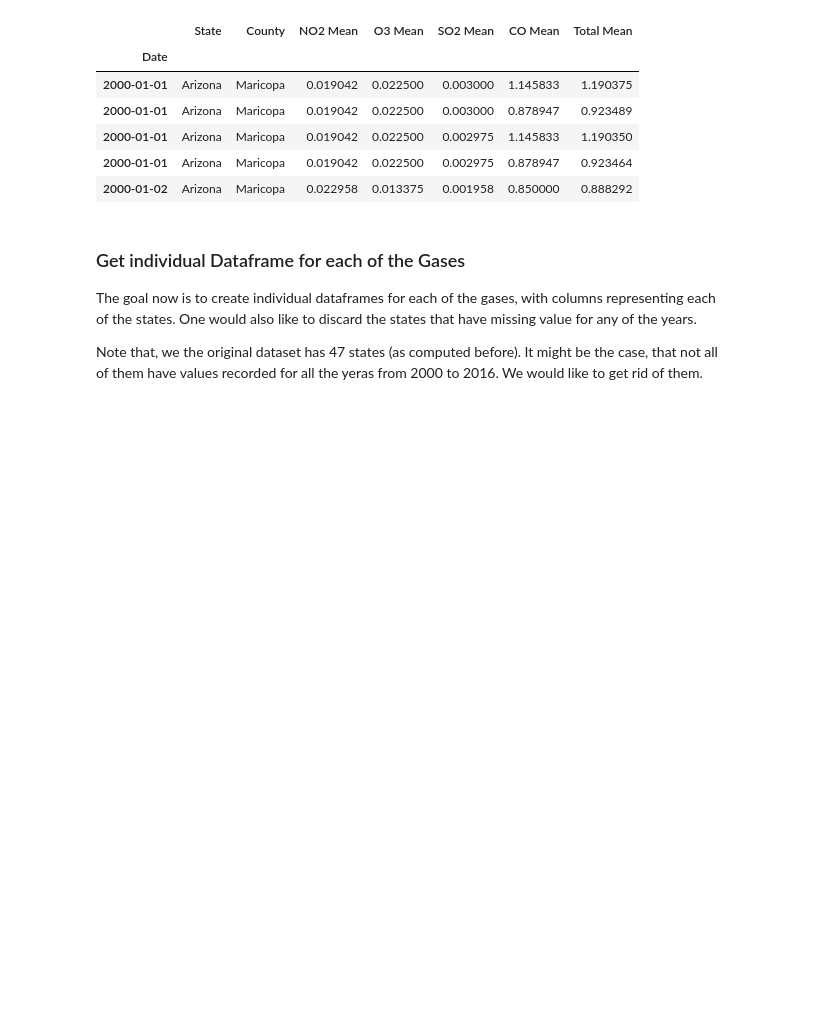
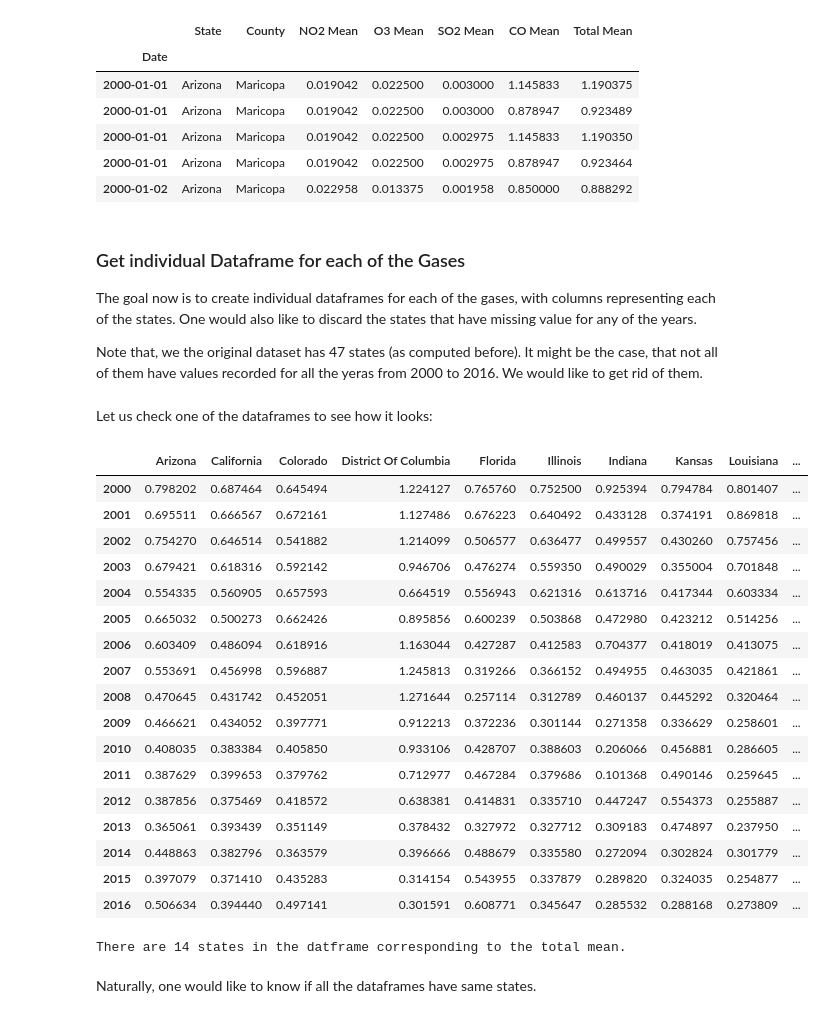
Before and after one commit to SehajS/pollution_data_analytics, a Jupyter notebook: clean_notebook.ipynb, the cells around one changed output. Drawn from its saved outputs; the diff is of its cells as text; code cells hidden in the pictures; blank space fills up the shorter version.

```diff
--- a/clean_notebook.ipynb
+++ b/clean_notebook.ipynb
@@ -227,3 +227,32 @@ o3_df = get_df('O3 Mean')
 # %%
 # dataframe for 'Total Mean'
 total_df = get_df('Total Mean')
+# %% [markdown]
+Let us check one of the dataframes to see how it looks:
+# %%
+total_df
+# %% [output]
+|  | Arizona | California | Colorado | District Of Columbia | Florida | Illinois | Indiana | Kansas | Louisiana | ... |
+| 2000 | 0.798202 | 0.687464 | 0.645494 | 1.224127 | 0.765760 | 0.752500 | 0.925394 | 0.794784 | 0.801407 | ... |
+| 2001 | 0.695511 | 0.666567 | 0.672161 | 1.127486 | 0.676223 | 0.640492 | 0.433128 | 0.374191 | 0.869818 | ... |
+| 2002 | 0.754270 | 0.646514 | 0.541882 | 1.214099 | 0.506577 | 0.636477 | 0.499557 | 0.430260 | 0.757456 | ... |
+| 2003 | 0.679421 | 0.618316 | 0.592142 | 0.946706 | 0.476274 | 0.559350 | 0.490029 | 0.355004 | 0.701848 | ... |
+| 2004 | 0.554335 | 0.560905 | 0.657593 | 0.664519 | 0.556943 | 0.621316 | 0.613716 | 0.417344 | 0.603334 | ... |
+| 2005 | 0.665032 | 0.500273 | 0.662426 | 0.895856 | 0.600239 | 0.503868 | 0.472980 | 0.423212 | 0.514256 | ... |
+| 2006 | 0.603409 | 0.486094 | 0.618916 | 1.163044 | 0.427287 | 0.412583 | 0.704377 | 0.418019 | 0.413075 | ... |
+| 2007 | 0.553691 | 0.456998 | 0.596887 | 1.245813 | 0.319266 | 0.366152 | 0.494955 | 0.463035 | 0.421861 | ... |
+| 2008 | 0.470645 | 0.431742 | 0.452051 | 1.271644 | 0.257114 | 0.312789 | 0.460137 | 0.445292 | 0.320464 | ... |
+| 2009 | 0.466621 | 0.434052 | 0.397771 | 0.912213 | 0.372236 | 0.301144 | 0.271358 | 0.336629 | 0.258601 | ... |
+| 2010 | 0.408035 | 0.383384 | 0.405850 | 0.933106 | 0.428707 | 0.388603 | 0.206066 | 0.456881 | 0.286605 | ... |
+| 2011 | 0.387629 | 0.399653 | 0.379762 | 0.712977 | 0.467284 | 0.379686 | 0.101368 | 0.490146 | 0.259645 | ... |
+| 2012 | 0.387856 | 0.375469 | 0.418572 | 0.638381 | 0.414831 | 0.335710 | 0.447247 | 0.554373 | 0.255887 | ... |
+| 2013 | 0.365061 | 0.393439 | 0.351149 | 0.378432 | 0.327972 | 0.327712 | 0.309183 | 0.474897 | 0.237950 | ... |
+| 2014 | 0.448863 | 0.382796 | 0.363579 | 0.396666 | 0.488679 | 0.335580 | 0.272094 | 0.302824 | 0.301779 | ... |
+| 2015 | 0.397079 | 0.371410 | 0.435283 | 0.314154 | 0.543955 | 0.337879 | 0.289820 | 0.324035 | 0.254877 | ... |
+| 2016 | 0.506634 | 0.394440 | 0.497141 | 0.301591 | 0.608771 | 0.345647 | 0.285532 | 0.288168 | 0.273809 | ... |
+# %%
+print(f'There are {len(total_df.columns)} states in the datframe corresponding to the total mean.')
+# %% [output]
+There are 14 states in the datframe corresponding to the total mean.
+# %% [markdown]
+Naturally, one would like to know if all the dataframes have same states.
```
Also changed, not shown: parts of 3 cells of this notebook.
